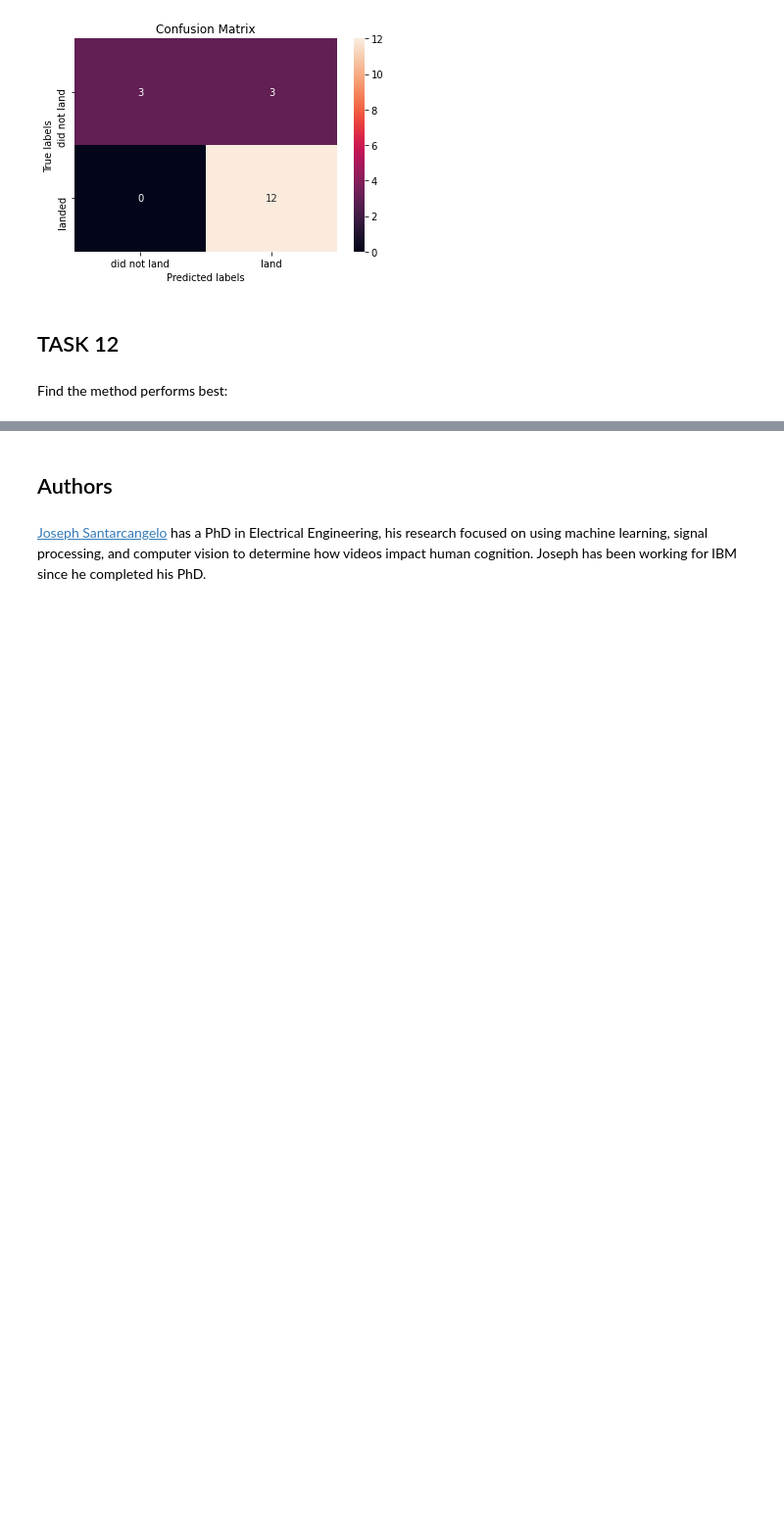
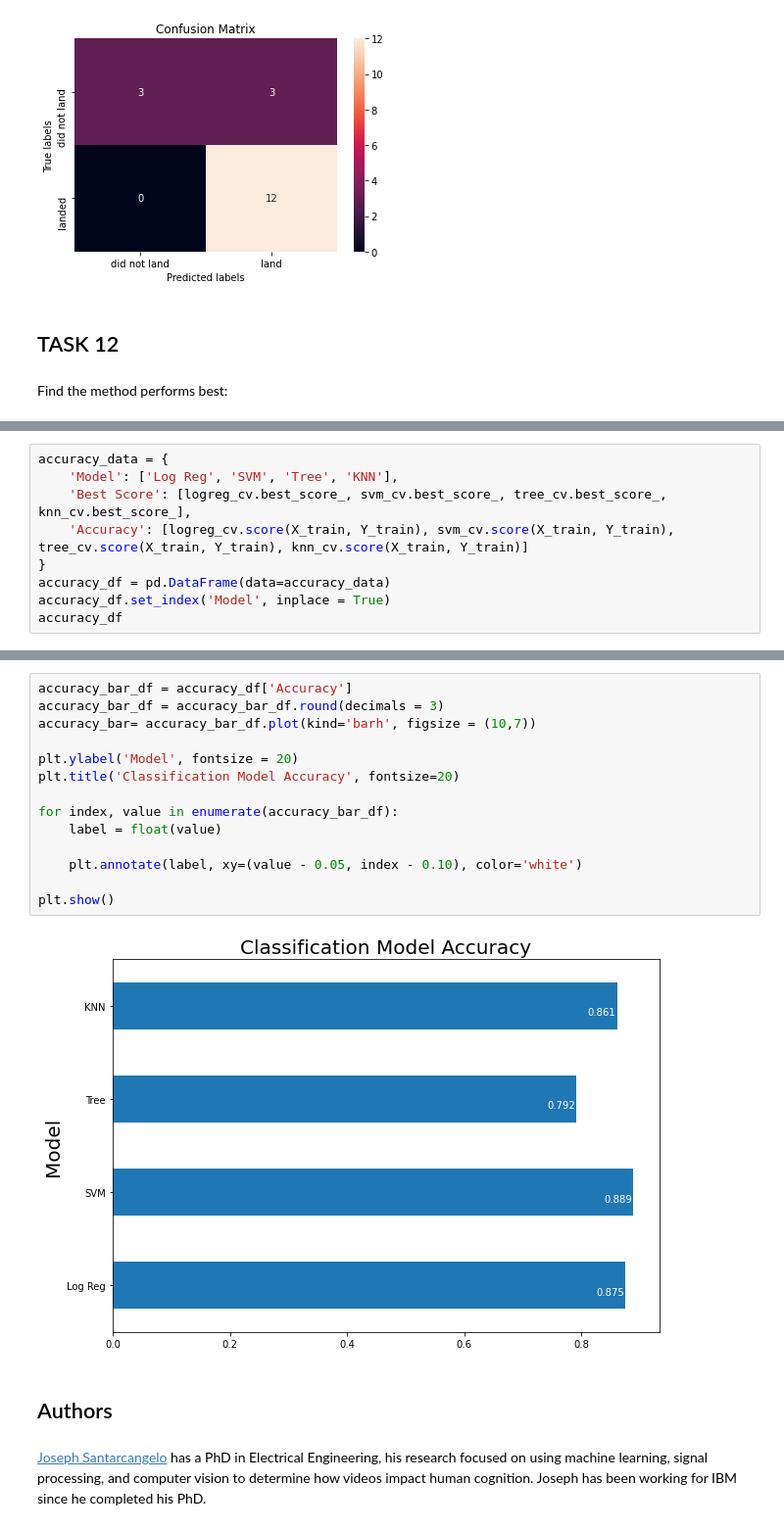
Before and after one commit to Laidbackluck/IBM-Data-Science-Capstone, a Jupyter notebook: Machine Learning Prediction.ipynb, the cells around one changed output, grey strips where cells are left out. Shown: that part at 98% size. Saved outputs shown, nothing was run; the diff lists cells and outputs as text; blank space fills up the shorter version.

```diff
--- a/Machine Learning Prediction.ipynb
+++ b/Machine Learning Prediction.ipynb
@@ -388,0 +365,9 @@ KNN Accuracy: 0.8611111111111112
+# %%
+accuracy_data = {
+    'Model': ['Log Reg', 'SVM', 'Tree', 'KNN'],
+    'Best Score': [logreg_cv.best_score_, svm_cv.best_score_, tree_cv.best_score_, knn_cv.best_score_],
+    'Accuracy': [logreg_cv.score(X_train, Y_train), svm_cv.score(X_train, Y_train), tree_cv.score(X_train, Y_train), knn_cv.score(X_train, Y_train)]
+}
+accuracy_df = pd.DataFrame(data=accuracy_data)
+accuracy_df.set_index('Model', inplace = True)
+accuracy_df
@@ -389,3 +381,19 @@ KNN Accuracy: 0.8611111111111112
+# %%
+accuracy_bar_df = accuracy_df['Accuracy']
+accuracy_bar_df = accuracy_bar_df.round(decimals = 3)
+accuracy_bar= accuracy_bar_df.plot(kind='barh', figsize = (10,7))
+
+plt.ylabel('Model', fontsize = 20)
+plt.title('Classification Model Accuracy', fontsize=20)
+
+for index, value in enumerate(accuracy_bar_df):
+    label = float(value)
+
+    plt.annotate(label, xy=(value - 0.05, index - 0.10), color='white')
+
+plt.show()
+# %% [output]
+[figure, added]
 # %% [markdown]
 ## Authors
 # %% [markdown]
```
Also changed, not shown: parts of 4 cells of this notebook.
